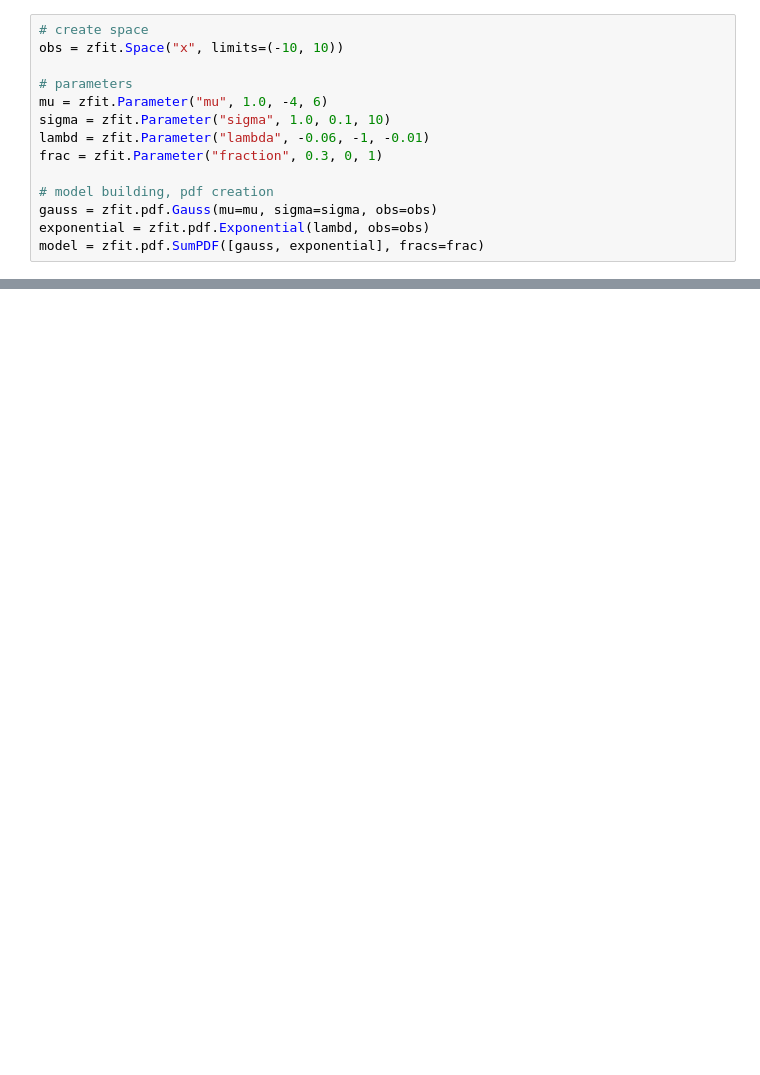
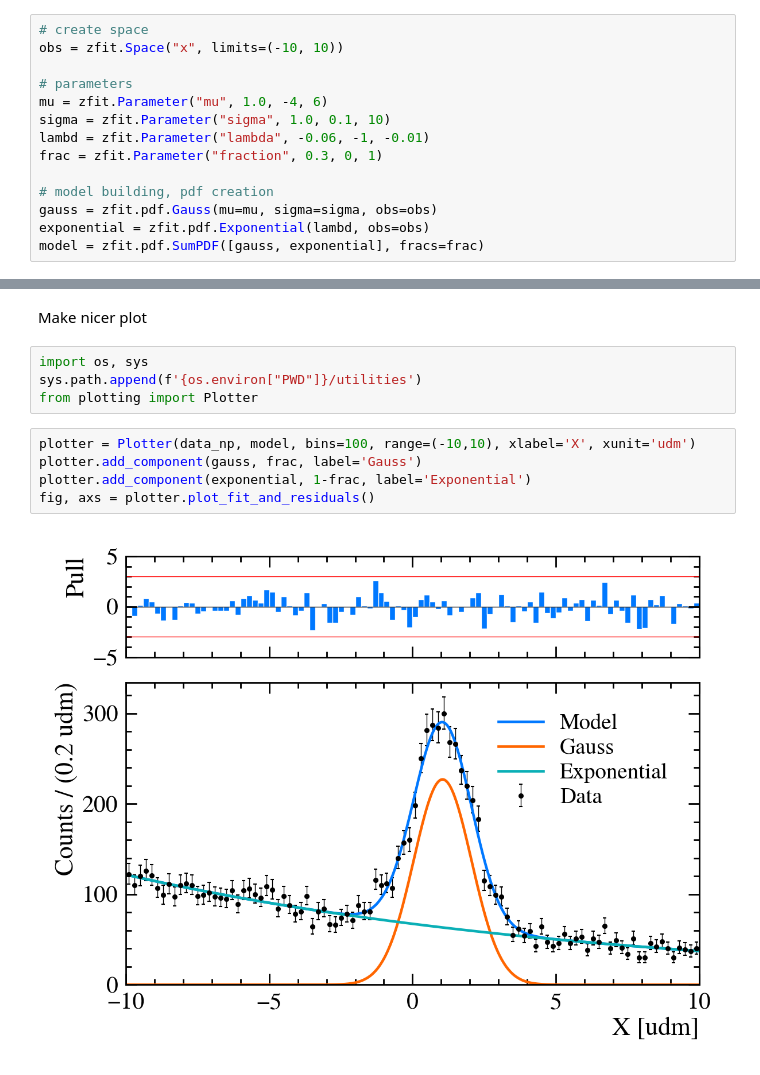
Before and after one commit to cpviolation/zfit_exercises, a Jupyter notebook: notebooks/SignalBackgroundPlot.ipynb, the cells around one changed output, grey strips where cells are left out. Drawn from its saved outputs; the diff is of its cells as text; blank space fills up the shorter version.

```diff
--- a/notebooks/SignalBackgroundPlot.ipynb
+++ b/notebooks/SignalBackgroundPlot.ipynb
@@ -93,0 +109,13 @@ Default name of errors (which is currently the method name such as `minuit_minos
+# %% [markdown]
+Make nicer plot
+# %%
+import os, sys
+sys.path.append(f'{os.environ["PWD"]}/utilities')
+from plotting import Plotter
+# %%
+plotter = Plotter(data_np, model, bins=100, range=(-10,10), xlabel='X', xunit='udm')
+plotter.add_component(gauss, frac, label='Gauss')
+plotter.add_component(exponential, 1-frac, label='Exponential')
+fig, axs = plotter.plot_fit_and_residuals()
+# %% [output]
+[figure, added]
```
Also changed, not shown: parts of 8 cells of this notebook, 2 other files.
